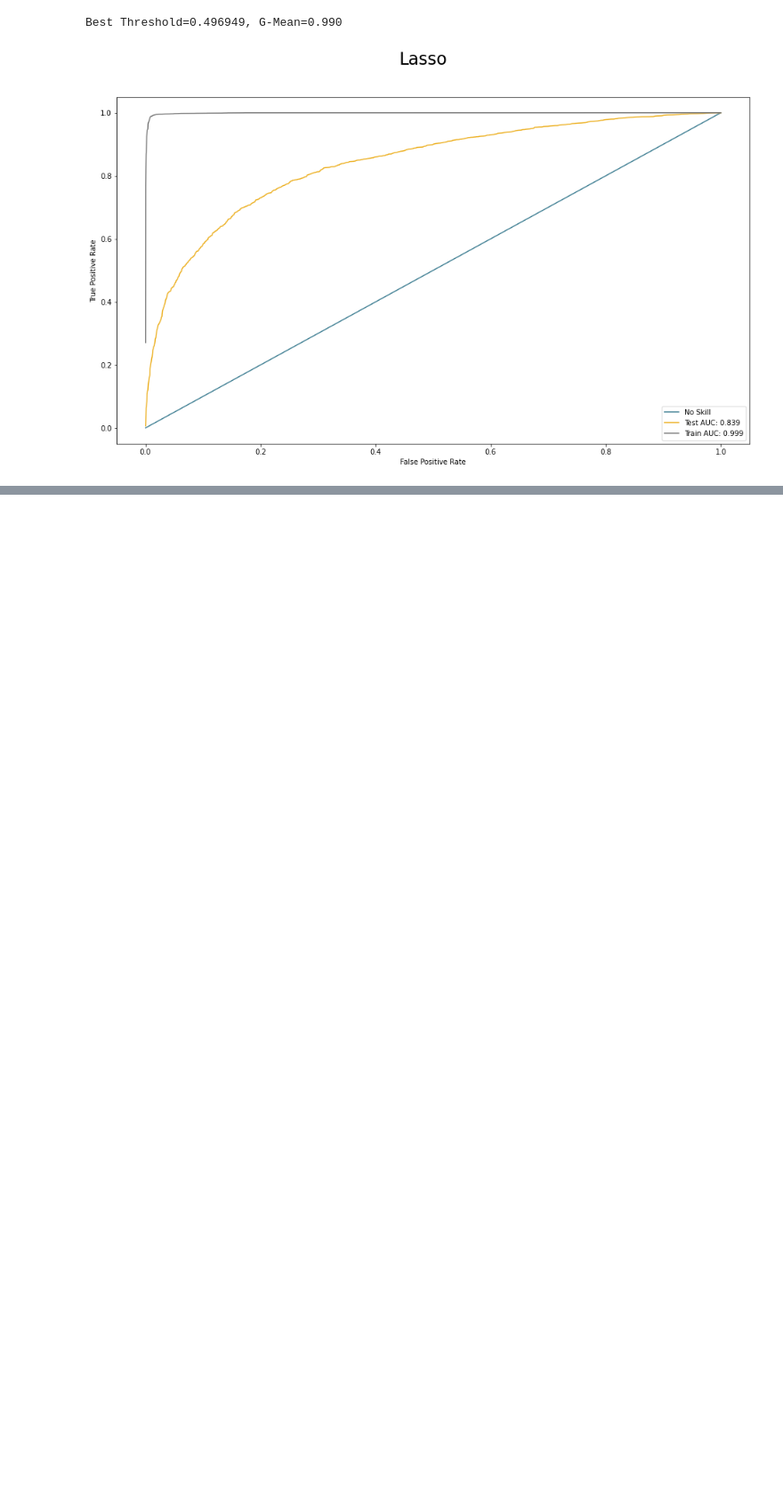
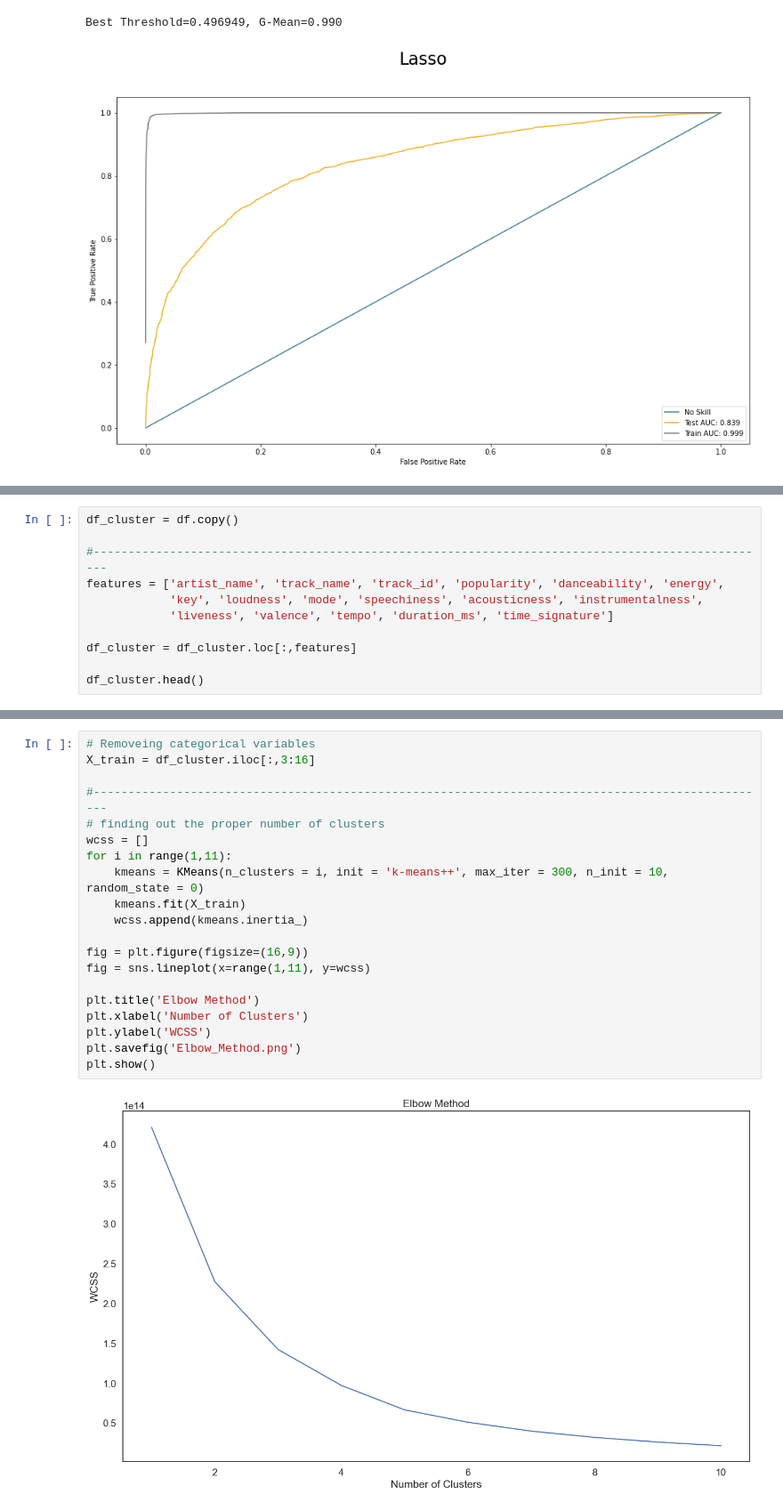
Before and after one commit to Sean-Chaos/DBA-4811-Group-Project, a Jupyter notebook: Working copy .ipynb, the cells around one changed output, grey strips where cells are left out. Shown at 89% size. Saved outputs shown, nothing was run; the diff lists cells and outputs as text; blank space fills up the shorter version.

Commit message:
Add files via upload
clustering code added

```diff
--- a/Working copy .ipynb
+++ b/Working copy .ipynb
@@ -937,0 +991,11 @@ Best Threshold=0.496949, G-Mean=0.990
+# %%
+df_cluster = df.copy()
+
+#--------------------------------------------------------------------------------------------------
+features = ['artist_name', 'track_name', 'track_id', 'popularity', 'danceability', 'energy',
+            'key', 'loudness', 'mode', 'speechiness', 'acousticness', 'instrumentalness',
+            'liveness', 'valence', 'tempo', 'duration_ms', 'time_signature']
+
+df_cluster = df_cluster.loc[:,features]
+
+df_cluster.head()
@@ -937,0 +1009,22 @@ Best Threshold=0.496949, G-Mean=0.990
+# %%
+# Removeing categorical variables
+X_train = df_cluster.iloc[:,3:16]
+
+#--------------------------------------------------------------------------------------------------
+# finding out the proper number of clusters
+wcss = []
+for i in range(1,11):
+    kmeans = KMeans(n_clusters = i, init = 'k-means++', max_iter = 300, n_init = 10, random_state = 0)
+    kmeans.fit(X_train)
+    wcss.append(kmeans.inertia_)
+
+fig = plt.figure(figsize=(16,9))
+fig = sns.lineplot(x=range(1,11), y=wcss)
+
+plt.title('Elbow Method')
+plt.xlabel('Number of Clusters')
+plt.ylabel('WCSS')
+plt.savefig('Elbow_Method.png')
+plt.show()
+# %% [output]
+[figure, added]
```
Also changed, not shown: parts of 10 cells of this notebook.
